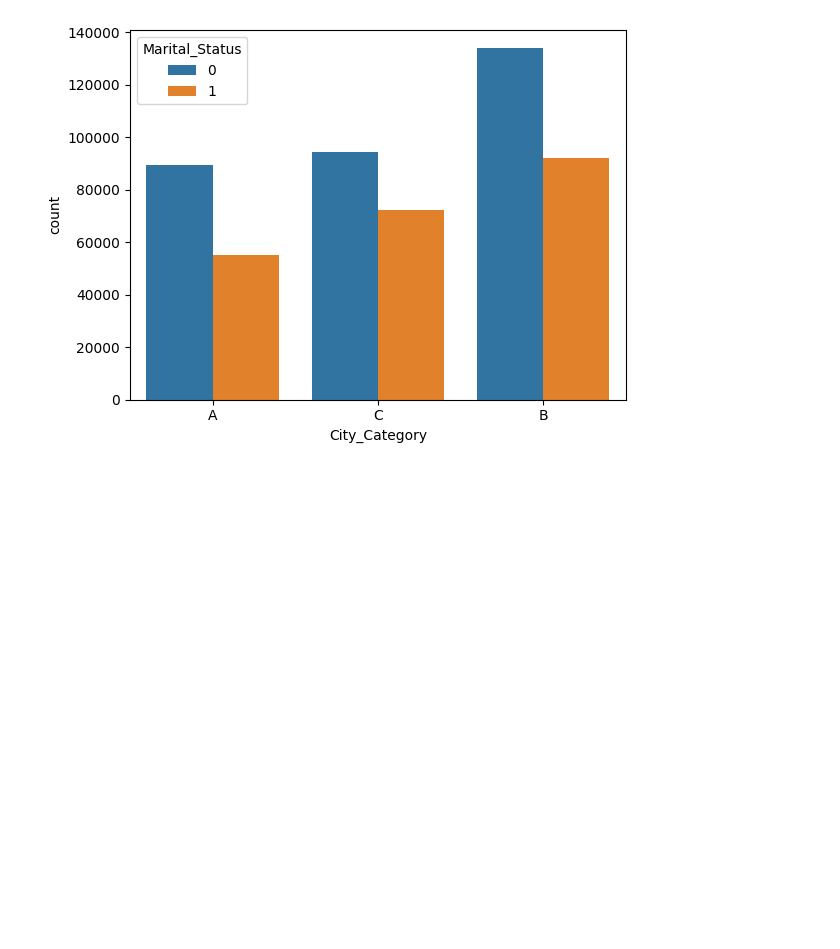
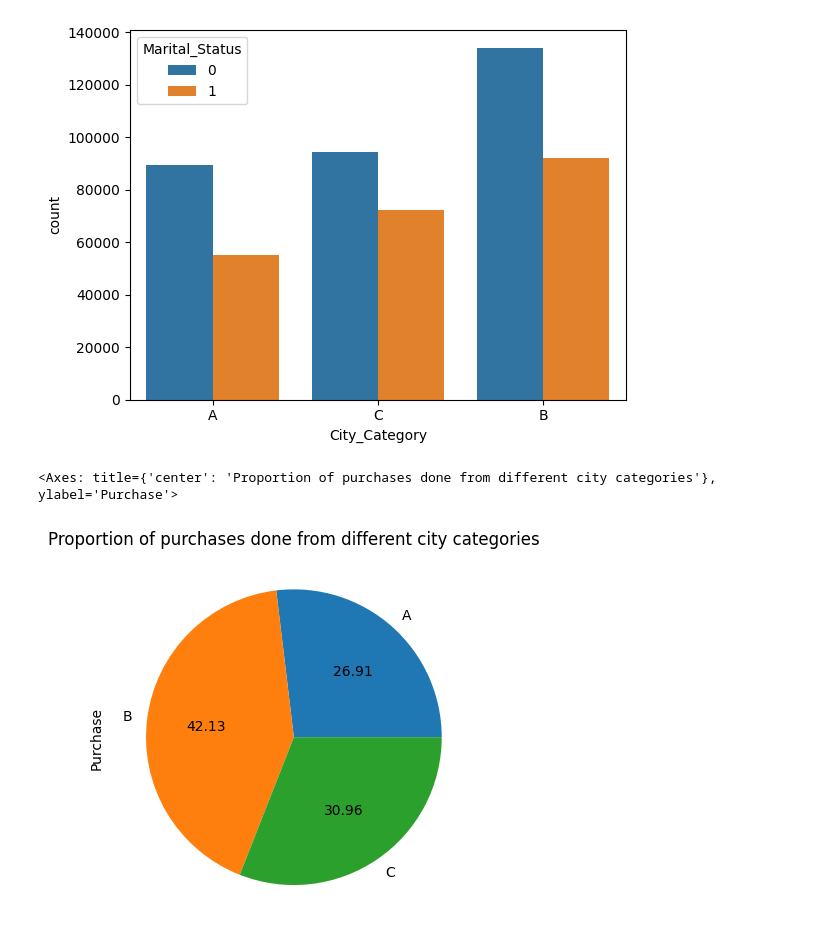
Before and after one commit to rishikeshpaulcode/Black-Friday-Sales-Analysis, a Jupyter notebook: black-friday-sales-analysis.ipynb, the cells around one changed output. Cells and saved outputs as stored; diff of their text form; code cells hidden in the pictures; blank space fills up the shorter version.

```diff
--- a/black-friday-sales-analysis.ipynb
+++ b/black-friday-sales-analysis.ipynb
@@ -366,3 +366,12 @@ sns.countplot(data=df, x='City_Category', hue='Marital_Status')
 # %% [output]
 <Axes: xlabel='City_Category', ylabel='count'>
 [figure]
+# %%
+df_city_cat = df.groupby(by='City_Category')
+
+df_city_cat['Purchase'].count().plot(kind='pie',
+                                     autopct='%.2f',
+                                     title='Proportion of purchases done from different city categories')
+# %% [output]
+<Axes: title={'center': 'Proportion of purchases done from different city categories'}, ylabel='Purchase'>
+[figure, added]
```
Also changed, not shown: parts of 10 cells of this notebook.
